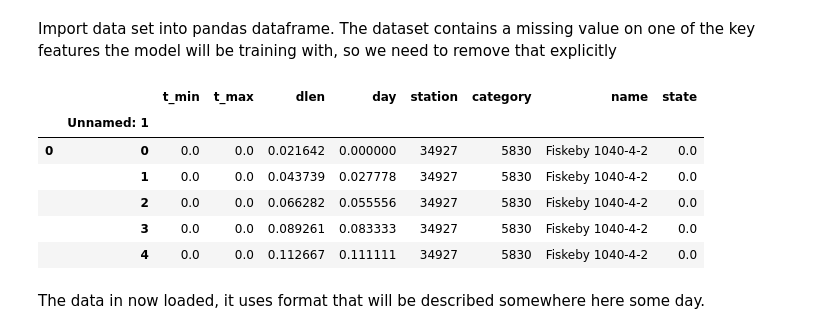
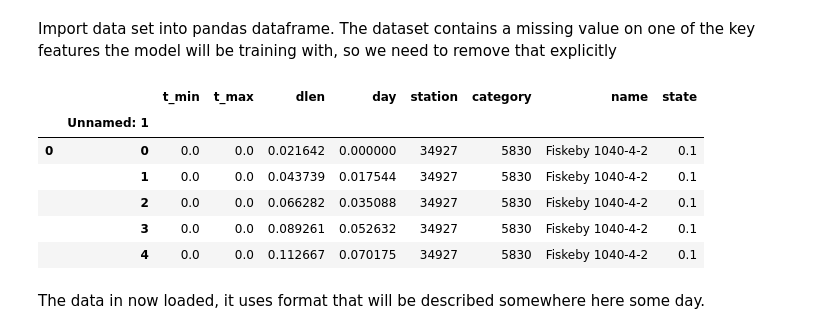
Before and after one commit to olegtaratuhin/soy_modeling, a Jupyter notebook: soya_modeling.ipynb, the cells around one changed output. Cells and saved outputs as stored; diff of their text form; code cells hidden in the pictures.

```diff
--- a/soya_modeling.ipynb
+++ b/soya_modeling.ipynb
@@ -126,17 +124,17 @@ downloaded.GetContentFile('soydata.csv')
 # %% [markdown]
 Import data set into pandas dataframe. The dataset contains a missing value on one of the key features the model will be training with, so we need to remove that explicitly
 # %%
-df = pd.read_csv('soydata.csv', index_col=[0, 1], prefix='Experiment')
+df = pd.read_csv('soy_data.csv', index_col=[0, 1], prefix='Experiment')
 df.dropna()
 df.head(5)
 # %% [output]
 |  |  | t_min | t_max | dlen | day | station | category | name | state |
 |  | Unnamed: 1 |  |  |  |  |  |  |  |  |
-| 0 | 0 | 0.0 | 0.0 | 0.021642 | 0.000000 | 34927 | 5830 | Fiskeby 1040-4-2 | 0.0 |
-|  | 1 | 0.0 | 0.0 | 0.043739 | 0.027778 | 34927 | 5830 | Fiskeby 1040-4-2 | 0.0 |
-|  | 2 | 0.0 | 0.0 | 0.066282 | 0.055556 | 34927 | 5830 | Fiskeby 1040-4-2 | 0.0 |
-|  | 3 | 0.0 | 0.0 | 0.089261 | 0.083333 | 34927 | 5830 | Fiskeby 1040-4-2 | 0.0 |
-|  | 4 | 0.0 | 0.0 | 0.112667 | 0.111111 | 34927 | 5830 | Fiskeby 1040-4-2 | 0.0 |
+| 0 | 0 | 0.0 | 0.0 | 0.021642 | 0.000000 | 34927 | 5830 | Fiskeby 1040-4-2 | 0.1 |
+|  | 1 | 0.0 | 0.0 | 0.043739 | 0.017544 | 34927 | 5830 | Fiskeby 1040-4-2 | 0.1 |
+|  | 2 | 0.0 | 0.0 | 0.066282 | 0.035088 | 34927 | 5830 | Fiskeby 1040-4-2 | 0.1 |
+|  | 3 | 0.0 | 0.0 | 0.089261 | 0.052632 | 34927 | 5830 | Fiskeby 1040-4-2 | 0.1 |
+|  | 4 | 0.0 | 0.0 | 0.112667 | 0.070175 | 34927 | 5830 | Fiskeby 1040-4-2 | 0.1 |
 # %% [markdown]
 The data in now loaded, it uses format that will be described somewhere here some day.
 # %% [markdown]
```
Also changed, not shown: parts of 20 cells of this notebook.
